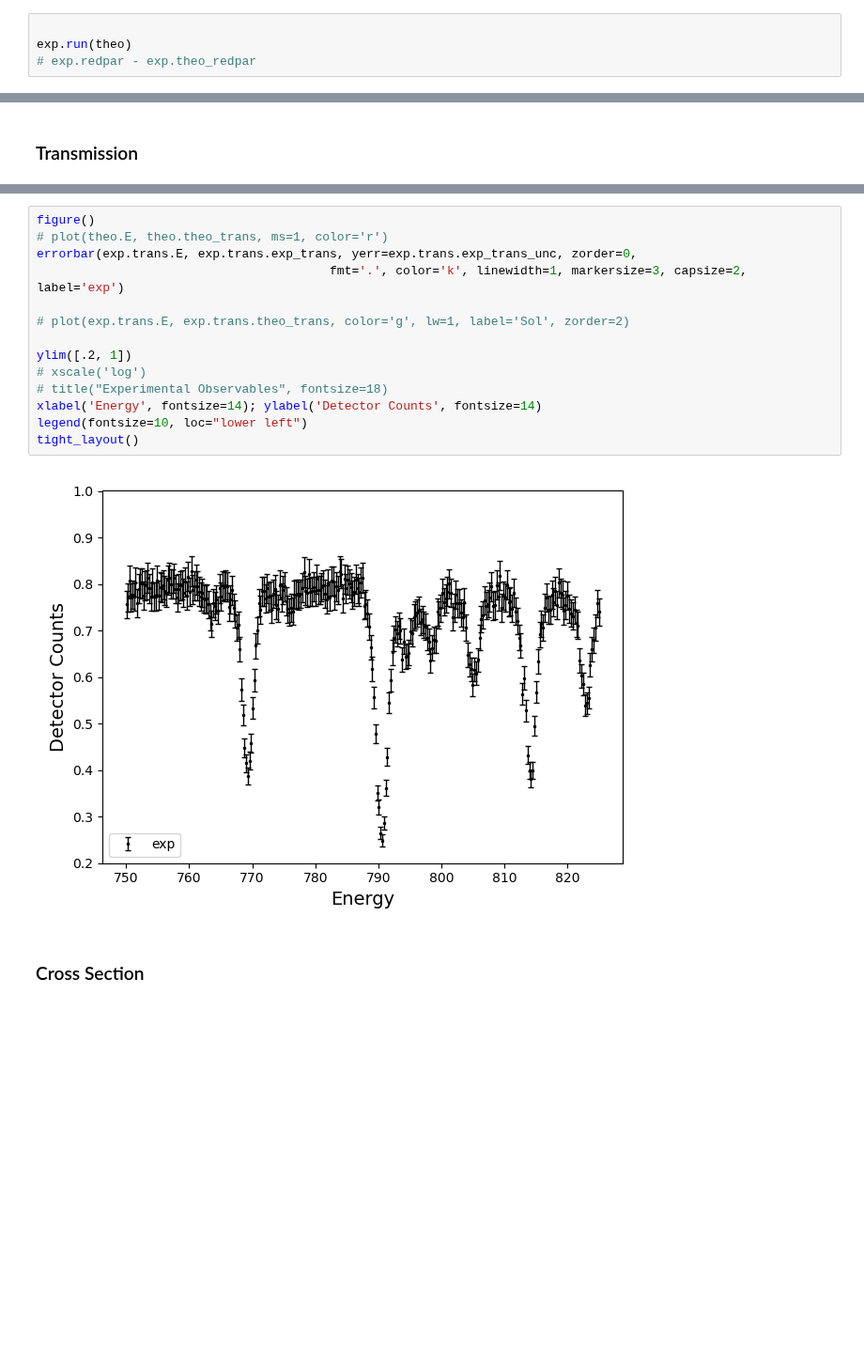
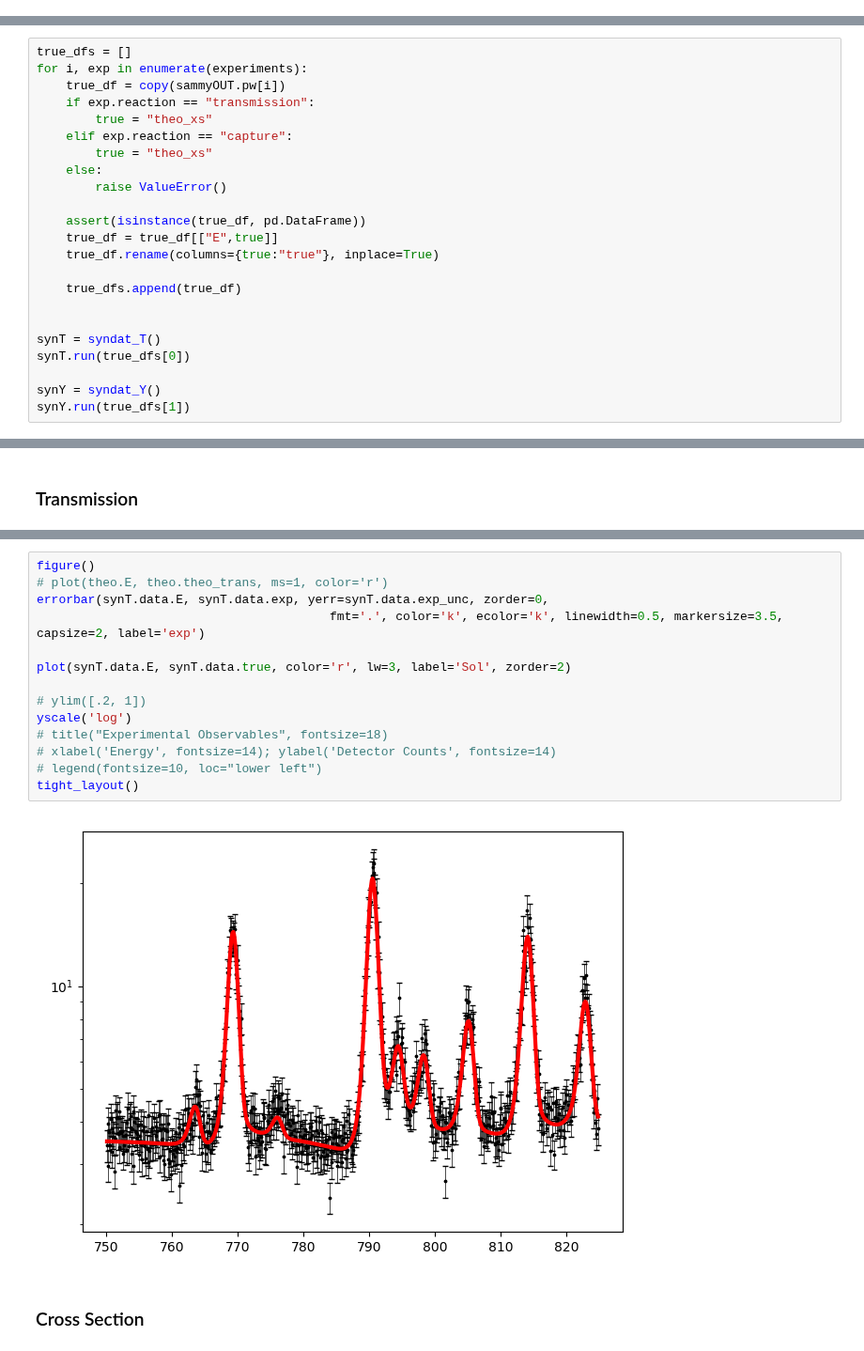
Before and after one commit to Naww137/ATARI, a Jupyter notebook: examples/presentation_figs.ipynb, the cells around one changed output, grey strips where cells are left out. Shown at 94% size. Drawn from its saved outputs; the diff is of its cells as text; blank space fills up the shorter version.

```diff
--- a/examples/presentation_figs.ipynb
+++ b/examples/presentation_figs.ipynb
@@ -143,4 +192,0 @@ np.count_nonzero(resonance_ladder.Gn > 0.5)
-# %%
-
-exp.run(theo)
-# exp.redpar - exp.theo_redpar
@@ -151 +232,24 @@ exp.run(theo)
+# %%
+true_dfs = []
+for i, exp in enumerate(experiments):
+    true_df = copy(sammyOUT.pw[i])
+    if exp.reaction == "transmission":
+        true = "theo_xs"
+    elif exp.reaction == "capture":
+        true = "theo_xs"
+    else:
+        raise ValueError()
+
+    assert(isinstance(true_df, pd.DataFrame))
+    true_df = true_df[["E",true]]
+    true_df.rename(columns={true:"true"}, inplace=True)
+
+    true_dfs.append(true_df)
+
+
+synT = syndat_T()
+synT.run(true_dfs[0])
+
+synY = syndat_Y()
+synY.run(true_dfs[1])
 # %%
@@ -186,19 +304,19 @@ tight_layout()
 # %%
 figure()
 # plot(theo.E, theo.theo_trans, ms=1, color='r')
-errorbar(exp.trans.E, exp.trans.exp_trans, yerr=exp.trans.exp_trans_unc, zorder=0,
-                                        fmt='.', color='k', linewidth=1, markersize=3, capsize=2, label='exp')
+errorbar(synT.data.E, synT.data.exp, yerr=synT.data.exp_unc, zorder=0,
+                                        fmt='.', color='k', ecolor='k', linewidth=0.5, markersize=3.5, capsize=2, label='exp')
 
-# plot(exp.trans.E, exp.trans.theo_trans, color='g', lw=1, label='Sol', zorder=2)
+plot(synT.data.E, synT.data.true, color='r', lw=3, label='Sol', zorder=2)
 
-ylim([.2, 1])
-# xscale('log')
+# ylim([.2, 1])
+yscale('log')
 # title("Experimental Observables", fontsize=18)
-xlabel('Energy', fontsize=14); ylabel('Detector Counts', fontsize=14)
-legend(fontsize=10, loc="lower left")
+# xlabel('Energy', fontsize=14); ylabel('Detector Counts', fontsize=14)
+# legend(fontsize=10, loc="lower left")
 tight_layout()
 # %% [output]
-[figure, old version]
+[figure, new version]
 # %% [markdown]
 ### Cross Section
 # %%
```
Also changed, not shown: parts of 11 cells of this notebook, 24 other files.
